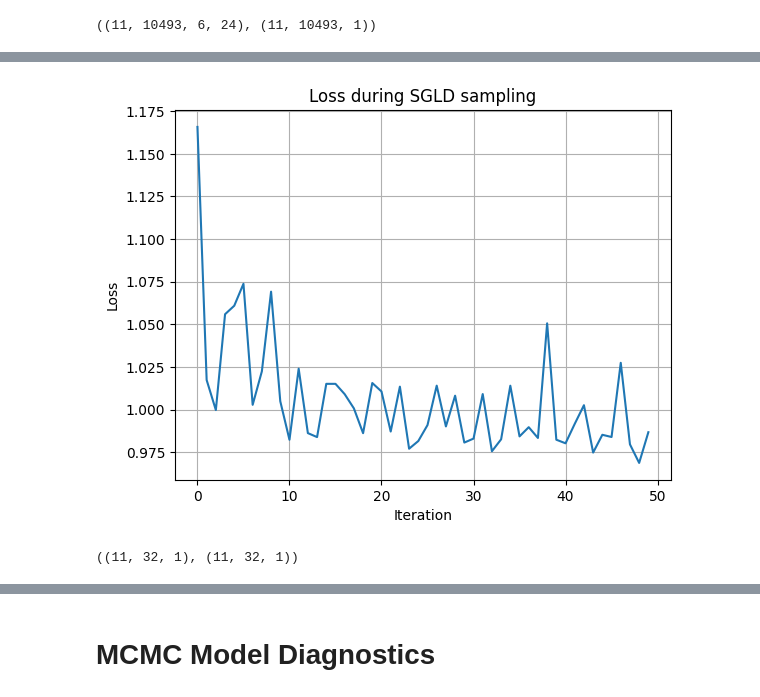
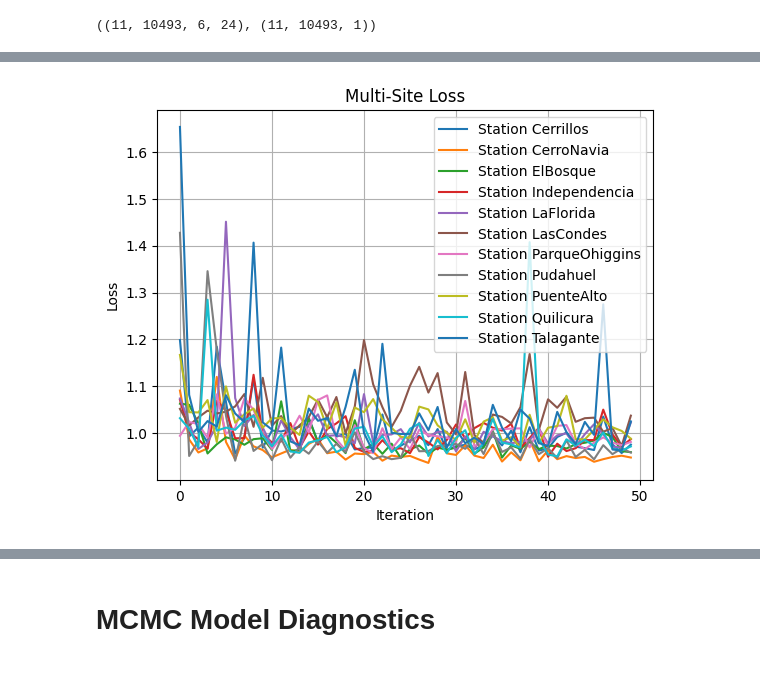
Before and after one commit to shernandez-ucm/trax, a Jupyter notebook: santiago_multi_site.ipynb, the cells around one changed output, grey strips where cells are left out. Cells and saved outputs as stored; diff of their text form; code cells hidden in the pictures.

```diff
--- a/santiago_multi_site.ipynb
+++ b/santiago_multi_site.ipynb
@@ -155,9 +155,14 @@ class LSTM(nn.Module):
         x=nn.Dense(future)(x)
         return x[:,-1,:]
 
-def log_likelihood(params, x, y):
+def site_log_likelihood(params, x, y):
     preds = jax.vmap(model.apply, (0, 0))(params, jnp.array(x,dtype=jnp.float32))
-    return -1.0*jnp.mean(distrax.Normal(preds,1).log_prob(jnp.array(y,dtype=jnp.float32)).sum(axis=-1))
+    return -1.0*jnp.mean(distrax.Normal(preds,1.0).log_prob(jnp.array(y,dtype=jnp.float32)),axis=1)
+
+def log_likelihood(params, X, y_data):
+    log_likelihoods = site_log_likelihood(params, X, y_data)
+    return jnp.mean(log_likelihoods)
+
 
 grad_log_post=jax.jit(jax.grad(log_likelihood))
 
@@ -185,8 +190,9 @@ def sgld(key,log_post, grad_log_post, num_samples,
         train_data=get_dataloader(X_train_datasets,y_train_datasets,batch_size,key_data_batch[i],axis=1)
         for _,(X_batch, y_batch) in enumerate(train_data):
             key_model,param,momemtum = sgld_kernel_momemtum(key_model, param,momemtum, grad_log_post, dt, X_batch, y_batch)
-        loss.append(log_post(param,X_batch,y_batch))
+        loss.append(site_log_likelihood(param,X_batch,y_batch))
         samples.append(param)
         if (i%(num_samples//10)==0):
-            print('iteration {0}, loss {1:.2f}'.format(i,loss[-1]))
+            print('iteration {0}, loss {1:.2f}'.format(i,loss[-1].mean()))
+    loss=np.stack(loss,axis=1)
     return samples,loss
@@ -254,10 +231,12 @@ iteration 45, loss 0.98
 # %%
-plt.plot(loss)
+for i in range(n_groups):
+    plt.plot(loss[i,:,0], label=f'Station {dataset_names[i]}')
+plt.legend()
 plt.xlabel('Iteration')
 plt.ylabel('Loss')
-plt.title('Loss during SGLD sampling')
+plt.title('Multi-Site Loss')
 plt.grid()
 plt.show()
 # %% [output]
-[figure, old version]
+[figure, new version]
 # %%
@@ -265,4 +243,0 @@ preds = jax.vmap(model.apply, (0, 0))(params_tasks, jnp.array(X_test_datasets[:,
-# %%
-y_test_datasets[:,0:32,:].shape,preds.shape
-# %% [output]
-((11, 32, 1), (11, 32, 1))
```
Also changed, not shown: parts of 15 cells of this notebook, 1 other file.
